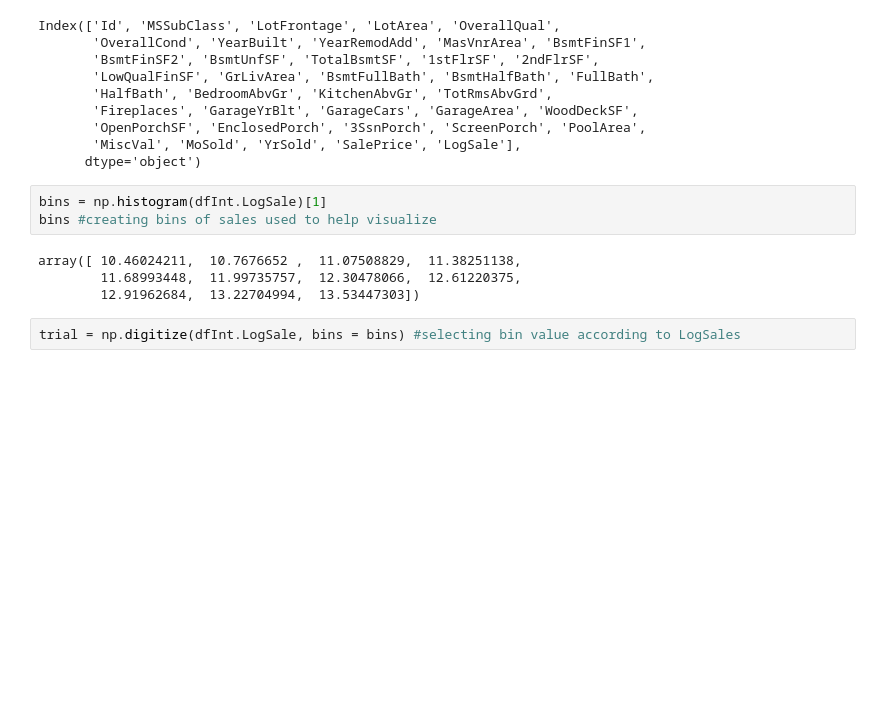
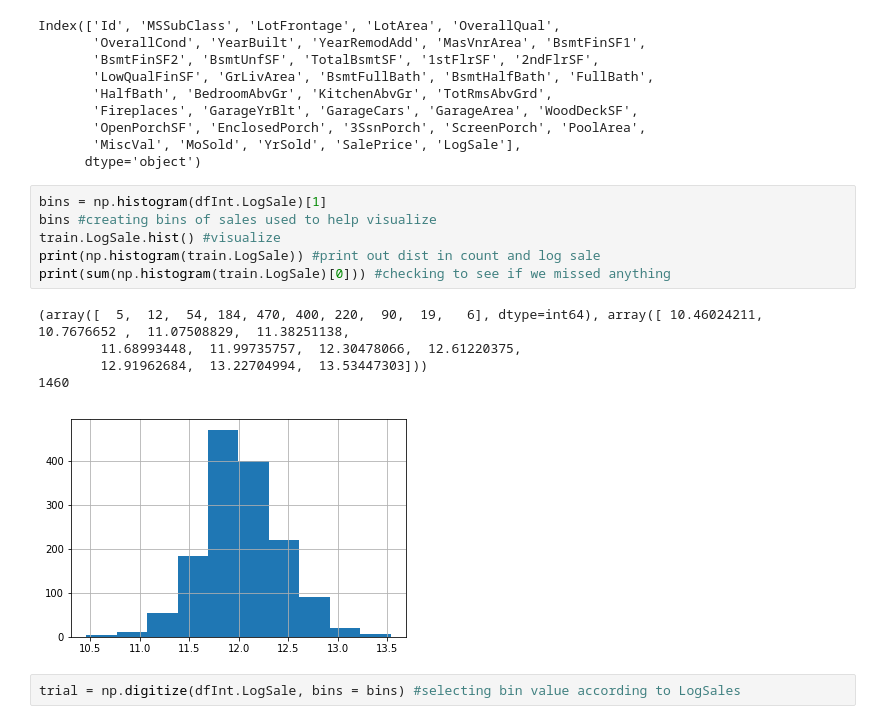
Before and after one commit to deanjgoldman/housing-ml, a Jupyter notebook: MC_Cleaning.ipynb, the cells around one changed output. Drawn from its saved outputs; the diff is of its cells as text; blank space fills up the shorter version.

```diff
--- a/MC_Cleaning.ipynb
+++ b/MC_Cleaning.ipynb
@@ -228,10 +259,15 @@ Index(['Id', 'MSSubClass', 'LotFrontage', 'LotArea', 'OverallQual',
 # %%
 bins = np.histogram(dfInt.LogSale)[1]
 bins #creating bins of sales used to help visualize
+train.LogSale.hist() #visualize
+print(np.histogram(train.LogSale)) #print out dist in count and log sale
+print(sum(np.histogram(train.LogSale)[0])) #checking to see if we missed anything
 # %% [output]
-array([ 10.46024211,  10.7676652 ,  11.07508829,  11.38251138,
+(array([  5,  12,  54, 184, 470, 400, 220,  90,  19,   6], dtype=int64), array([ 10.46024211,  10.7676652 ,  11.07508829,  11.38251138,
         11.68993448,  11.99735757,  12.30478066,  12.61220375,
-        12.91962684,  13.22704994,  13.53447303])
+        12.91962684,  13.22704994,  13.53447303]))
+1460
+[figure, added]
 # %%
 trial = np.digitize(dfInt.LogSale, bins = bins) #selecting bin value according to LogSales
 # %%
```
Also changed, not shown: parts of 10 cells of this notebook.
